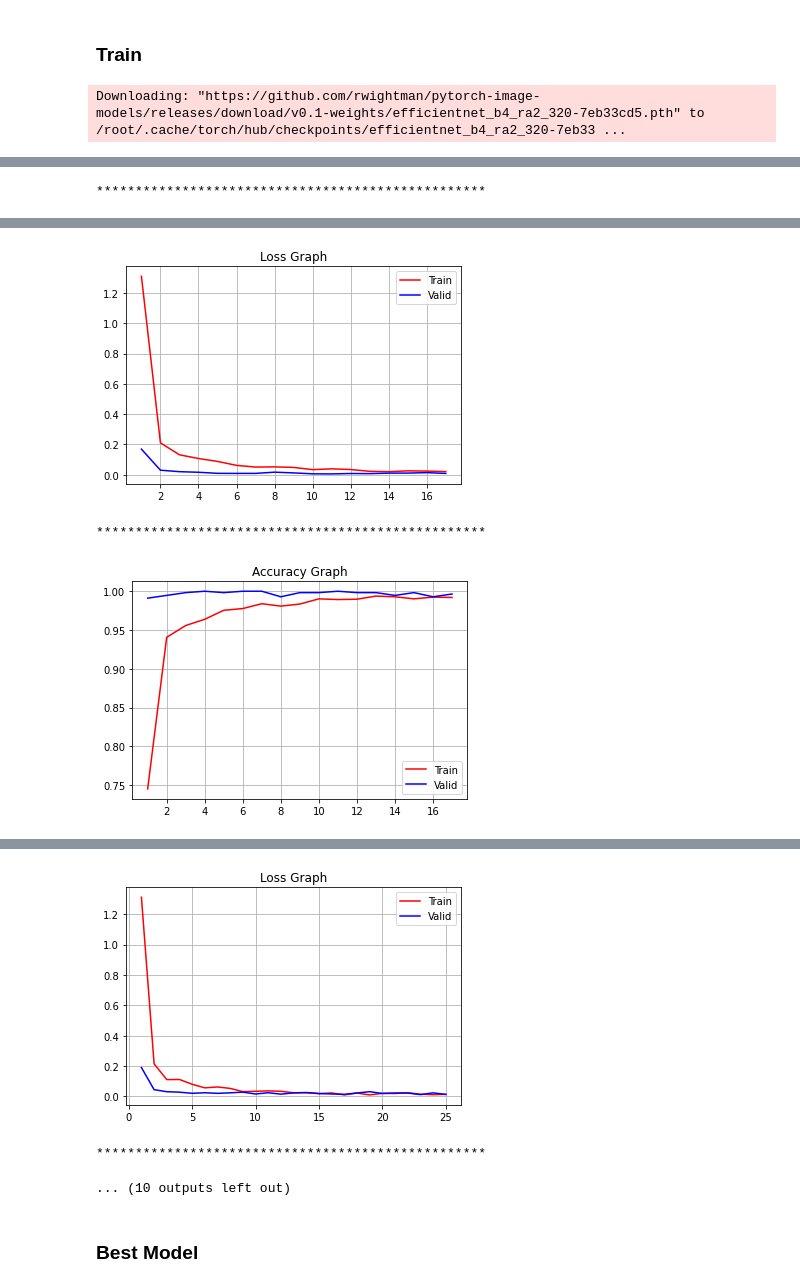
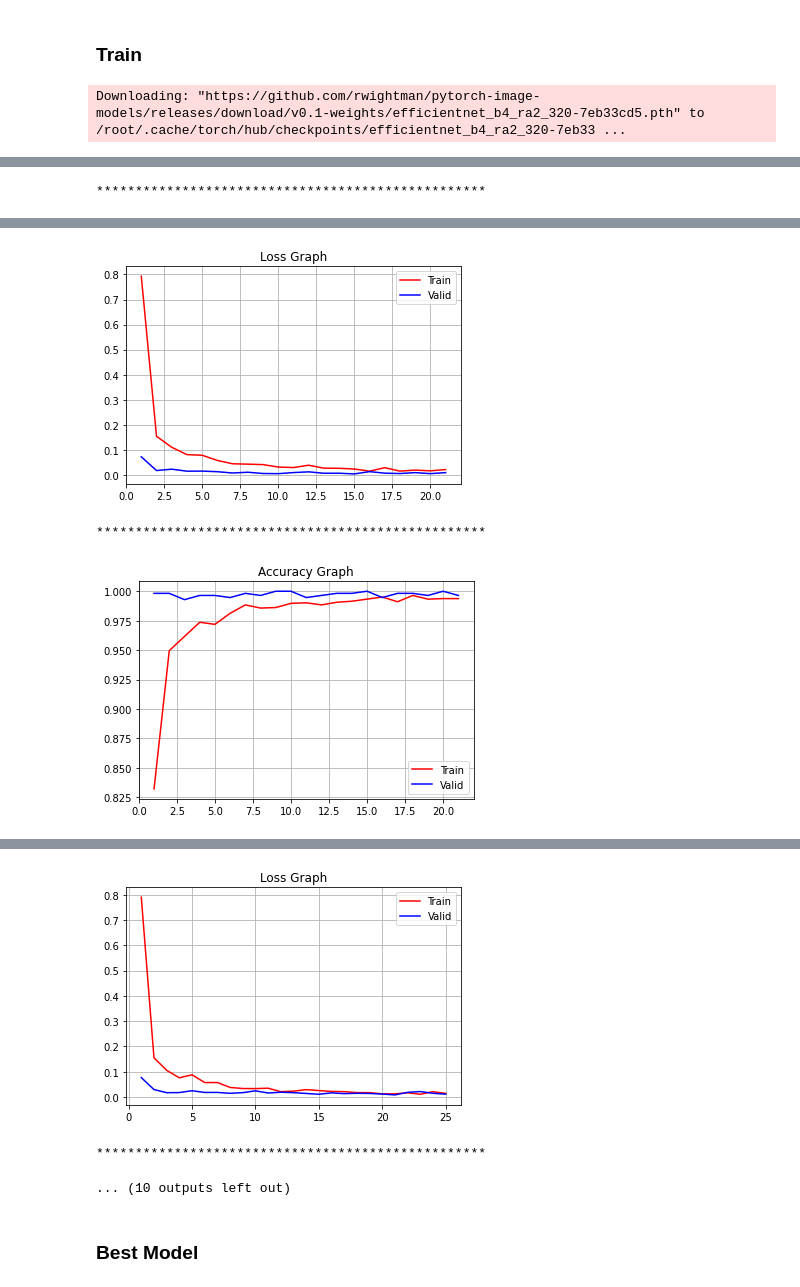
Before and after one commit to pcs-work/Kaggle-Notebooks, a Jupyter notebook: 4ac/4ac-en4-a384-nosch.ipynb, the cells around one changed output, grey strips where cells are left out. Drawn from its saved outputs; the diff is of its cells as text; code cells hidden in the pictures.

```diff
--- a/4ac/4ac-en4-a384-nosch.ipynb
+++ b/4ac/4ac-en4-a384-nosch.ipynb
@@ -182,7 +182,7 @@ class Model(nn.Module):
         super(Model, self).__init__()
 
         self.model = timm.create_model(model_name="efficientnet_b4", pretrained=True)
-        self.model.classifier = nn.Linear(in_features=self.model.classifier.in_features, out_features=11)
+        self.model.classifier = nn.Linear(in_features=self.model.classifier.in_features, out_features=4)
 
     def freeze(self):
         for params in self.parameters(): params.requires_grad = False
@@ -378,6 +378,7 @@ for tr_idx, va_idx in StratifiedKFold(n_splits=cfg.n_splits, random_state=cfg.se
         size=SIZE,
         epochs=25,
         batch_size=16,
+        early_stopping=5,
         steps_per_epoch=len(dataloaders["train"])
     )
 
@@ -475,8 +476,8 @@ Time Taken [17 Epochs] : 34.78 minutes
 
 **************************************************
-[figure, old version]
+[figure, new version]
 **************************************************
-[figure, old version]
+[figure, new version]
 **************************************************
 
 
@@ -495,6 +496,6 @@ Time Taken [25 Epochs] : 49.90 minutes
 
 **************************************************
-[figure, old version]
+[figure, new version]
 **************************************************
 ... (10 outputs left out)
 # %% [markdown]
```
Also changed, not shown: parts of 2 cells of this notebook.
